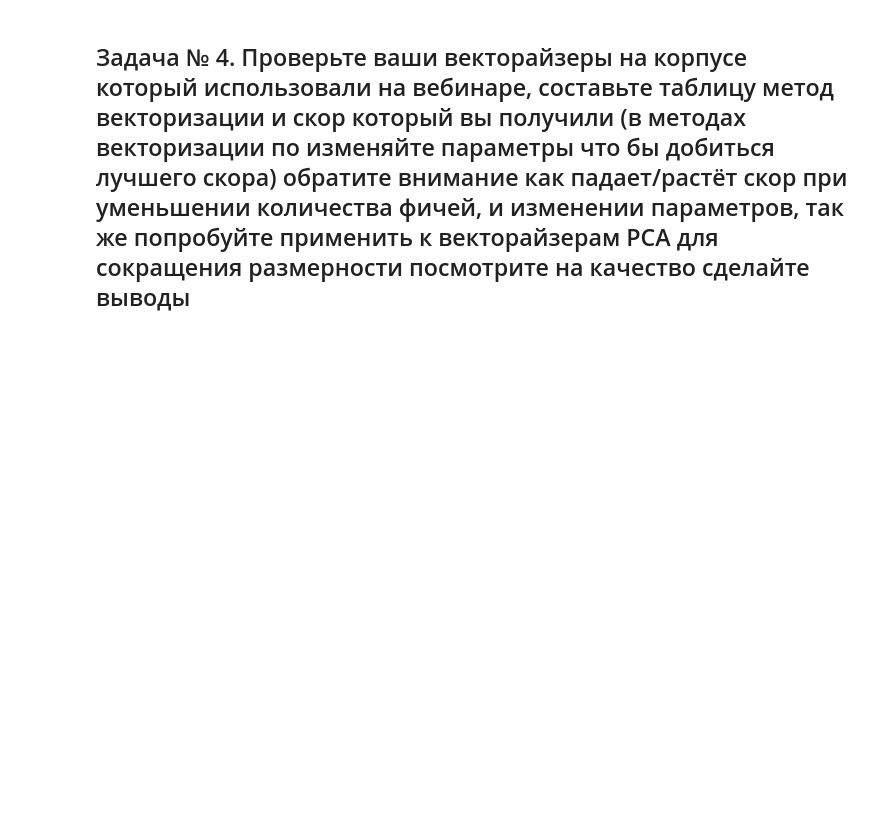
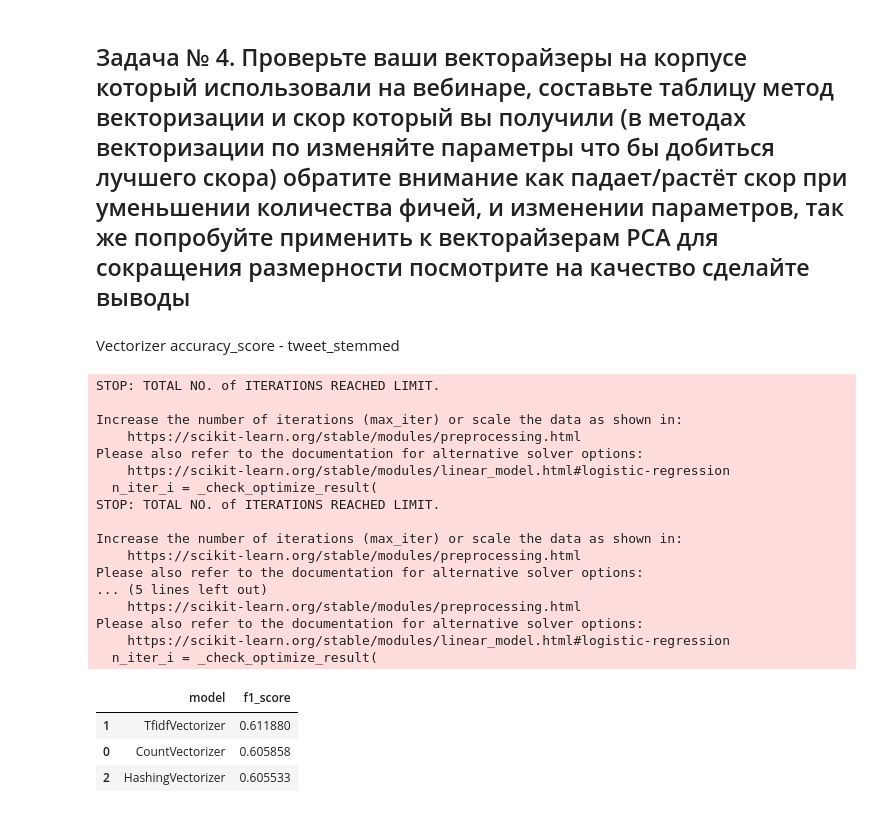
Before and after one commit to tigiridon/python, a Jupyter notebook: NVIDIA/hw2.ipynb, the cells around one changed output. Saved outputs shown, nothing was run; the diff lists cells and outputs as text; code cells hidden in the pictures; blank space fills up the shorter version.

```diff
--- a/NVIDIA/hw2.ipynb
+++ b/NVIDIA/hw2.ipynb
@@ -247,0 +251,57 @@ HashingVectorizer_ctl.head(8)
+# %%
+X_train, X_test, y_train, y_test = model_selection.train_test_split(tweet_stemmed, combine_df['label'])
+# %%
+# labelEncode целевую переменную
+encoder = preprocessing.LabelEncoder()
+y_train = encoder.fit_transform(y_train)
+y_test = encoder.fit_transform(y_test)
+# %%
+classifier = linear_model.LogisticRegression()
+# %% [markdown]
+
+Vectorizer accuracy_score - tweet_stemmed
+# %%
+models = []
+
+models.append(('CountVectorizer', CountVectorizer(max_df = 0.9, max_features = 1000, stop_words='english')))
+models.append(('TfidfVectorizer', TfidfVectorizer(max_df = 0.9, max_features = 1000, stop_words='english')))
+models.append(('HashingVectorizer', HashingVectorizer(n_features = 1000, stop_words='english')))
+# %%
+results = []
+
+for name, model in models:
+    model.fit(tweet_stemmed)
+    X_train_count = model.transform(X_train)
+    X_test_count = model.transform(X_test)
+
+    classifier.fit(X_train_count, y_train)
+    predictions = classifier.predict(X_test_count)
+
+    f1_score = accuracy_score(y_test, predictions)
+
+    results.append((name, f1_score))
+
+best_models = pd.DataFrame(results, columns = ['model','f1_score'])
+best_models.sort_values('f1_score', ascending=False)
+# %% [output]
+STOP: TOTAL NO. of ITERATIONS REACHED LIMIT.
+
+Increase the number of iterations (max_iter) or scale the data as shown in:
+    https://scikit-learn.org/stable/modules/preprocessing.html
+Please also refer to the documentation for alternative solver options:
+    https://scikit-learn.org/stable/modules/linear_model.html#logistic-regression
+  n_iter_i = _check_optimize_result(
+STOP: TOTAL NO. of ITERATIONS REACHED LIMIT.
+
+Increase the number of iterations (max_iter) or scale the data as shown in:
+    https://scikit-learn.org/stable/modules/preprocessing.html
+Please also refer to the documentation for alternative solver options:
+... (5 lines left out)
+    https://scikit-learn.org/stable/modules/preprocessing.html
+Please also refer to the documentation for alternative solver options:
+    https://scikit-learn.org/stable/modules/linear_model.html#logistic-regression
+  n_iter_i = _check_optimize_result(
+|  | model | f1_score |
+| 1 | TfidfVectorizer | 0.611880 |
+| 0 | CountVectorizer | 0.605858 |
+| 2 | HashingVectorizer | 0.605533 |
```
Also changed, not shown: parts of 17 cells of this notebook, 1 other file.
